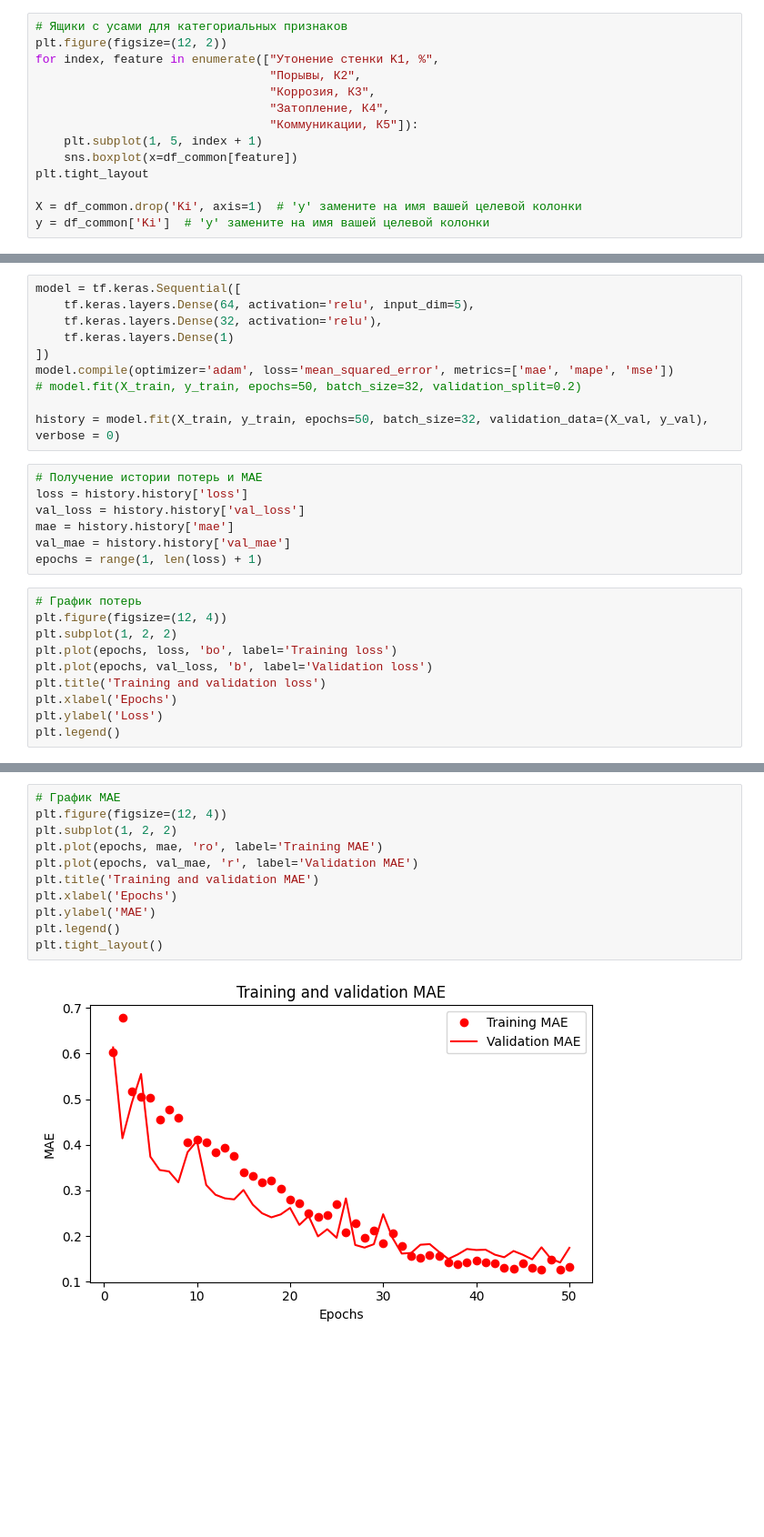
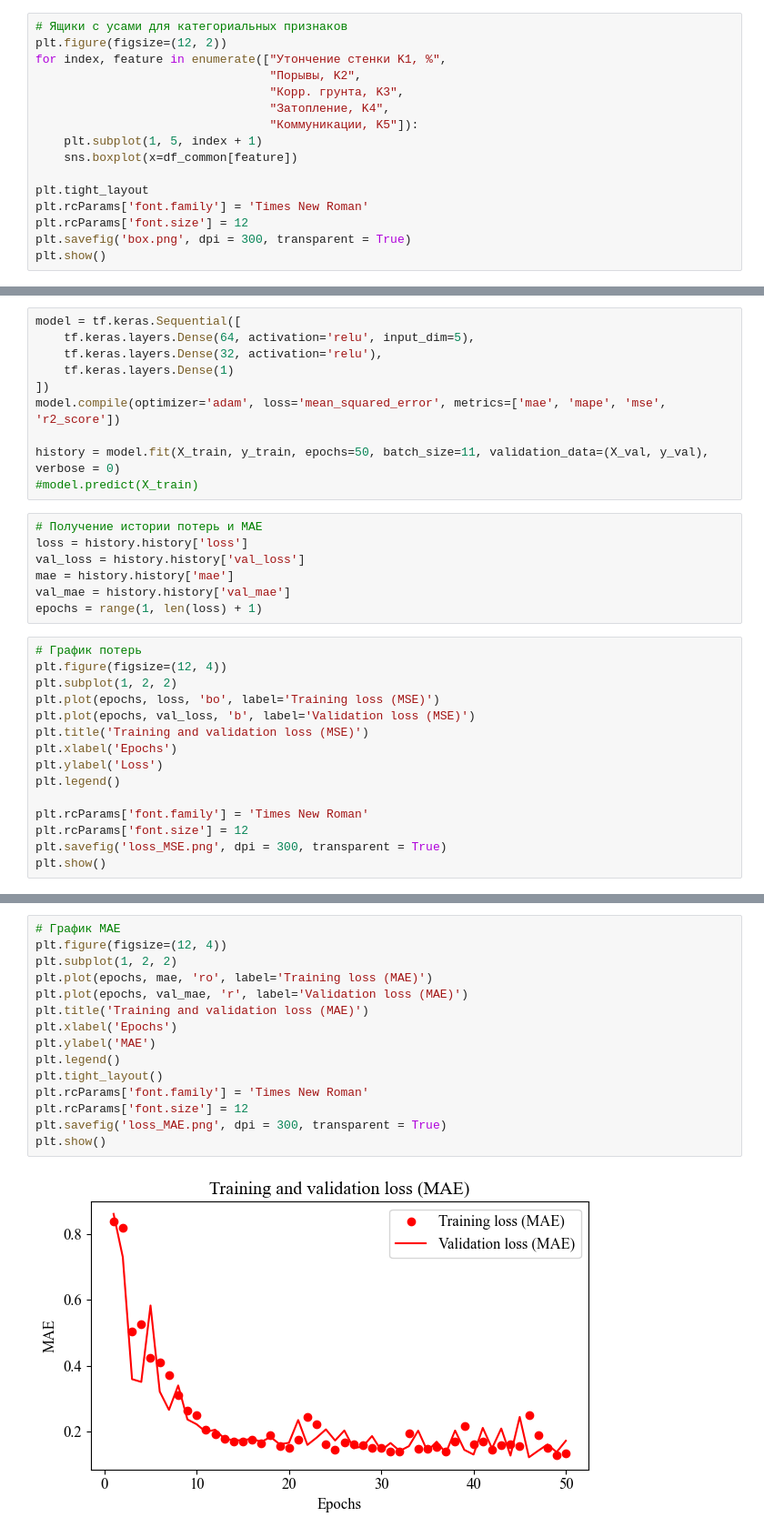
Before and after one commit to caapel/Failure_rate, a Jupyter notebook: Failure_rate.ipynb, the cells around one changed output, grey strips where cells are left out. Shown: that part at 91% size. Drawn from its saved outputs; the diff is of its cells as text; blank space fills up the shorter version.

```diff
--- a/Failure_rate.ipynb
+++ b/Failure_rate.ipynb
@@ -182,15 +157,17 @@ plt.show()
 # %%
 # Ящики с усами для категориальных признаков
 plt.figure(figsize=(12, 2))
-for index, feature in enumerate(["Утонение стенки K1, %",
-                                 "Порывы, К2",
-                                 "Коррозия, К3",
-                                 "Затопление, К4",
-                                 "Коммуникации, К5"]):
+for index, feature in enumerate(["Утончение стенки K1, %",
+                                 "Порывы, K2",
+                                 "Корр. грунта, K3",
+                                 "Затопление, K4",
+                                 "Коммуникации, K5"]):
     plt.subplot(1, 5, index + 1)
     sns.boxplot(x=df_common[feature])
+
 plt.tight_layout
-
-X = df_common.drop('Ki', axis=1)  # 'y' замените на имя вашей целевой колонки
-y = df_common['Ki']  # 'y' замените на имя вашей целевой колонки
+plt.rcParams['font.family'] = 'Times New Roman'
+plt.rcParams['font.size'] = 12
+plt.savefig('box.png', dpi = 300, transparent = True)
+plt.show()
 # %% [output]
@@ -213,10 +221,10 @@ model = tf.keras.Sequential([
     tf.keras.layers.Dense(32, activation='relu'),
     tf.keras.layers.Dense(1)
 ])
-model.compile(optimizer='adam', loss='mean_squared_error', metrics=['mae', 'mape', 'mse'])
-# model.fit(X_train, y_train, epochs=50, batch_size=32, validation_split=0.2)
+model.compile(optimizer='adam', loss='mean_squared_error', metrics=['mae', 'mape', 'mse', 'r2_score'])
 
-history = model.fit(X_train, y_train, epochs=50, batch_size=32, validation_data=(X_val, y_val), verbose = 0)
+history = model.fit(X_train, y_train, epochs=50, batch_size=11, validation_data=(X_val, y_val), verbose = 0)
+#model.predict(X_train)
 # %%
 # Получение истории потерь и MAE
 loss = history.history['loss']
@@ -228,10 +236,15 @@ epochs = range(1, len(loss) + 1)
 # График потерь
 plt.figure(figsize=(12, 4))
 plt.subplot(1, 2, 2)
-plt.plot(epochs, loss, 'bo', label='Training loss')
-plt.plot(epochs, val_loss, 'b', label='Validation loss')
-plt.title('Training and validation loss')
+plt.plot(epochs, loss, 'bo', label='Training loss (MSE)')
+plt.plot(epochs, val_loss, 'b', label='Validation loss (MSE)')
+plt.title('Training and validation loss (MSE)')
 plt.xlabel('Epochs')
 plt.ylabel('Loss')
 plt.legend()
+
+plt.rcParams['font.family'] = 'Times New Roman'
+plt.rcParams['font.size'] = 12
+plt.savefig('loss_MSE.png', dpi = 300, transparent = True)
+plt.show()
 # %% [output]
@@ -240,15 +252,19 @@ plt.legend()
 # %%
 # График MAE
 plt.figure(figsize=(12, 4))
 plt.subplot(1, 2, 2)
-plt.plot(epochs, mae, 'ro', label='Training MAE')
-plt.plot(epochs, val_mae, 'r', label='Validation MAE')
-plt.title('Training and validation MAE')
+plt.plot(epochs, mae, 'ro', label='Training loss (MAE)')
+plt.plot(epochs, val_mae, 'r', label='Validation loss (MAE)')
+plt.title('Training and validation loss (MAE)')
 plt.xlabel('Epochs')
 plt.ylabel('MAE')
 plt.legend()
 plt.tight_layout()
+plt.rcParams['font.family'] = 'Times New Roman'
+plt.rcParams['font.size'] = 12
+plt.savefig('loss_MAE.png', dpi = 300, transparent = True)
+plt.show()
 # %% [output]
-[figure, old version]
+[figure, new version]
 # %%
 # Оценка производительности модели на тестовых данных
```
Also changed, not shown: parts of 87 cells of this notebook, 3 other files.
